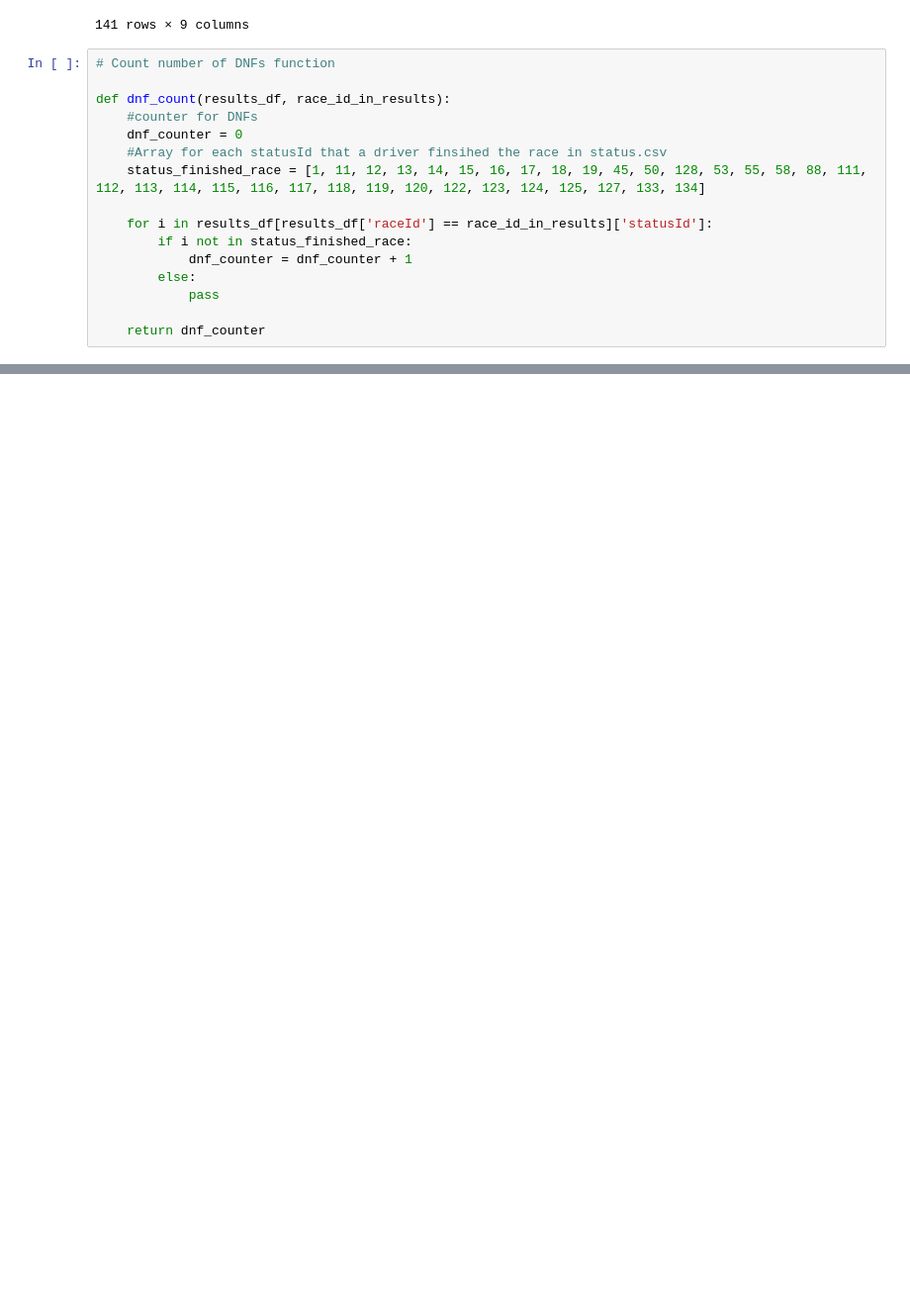
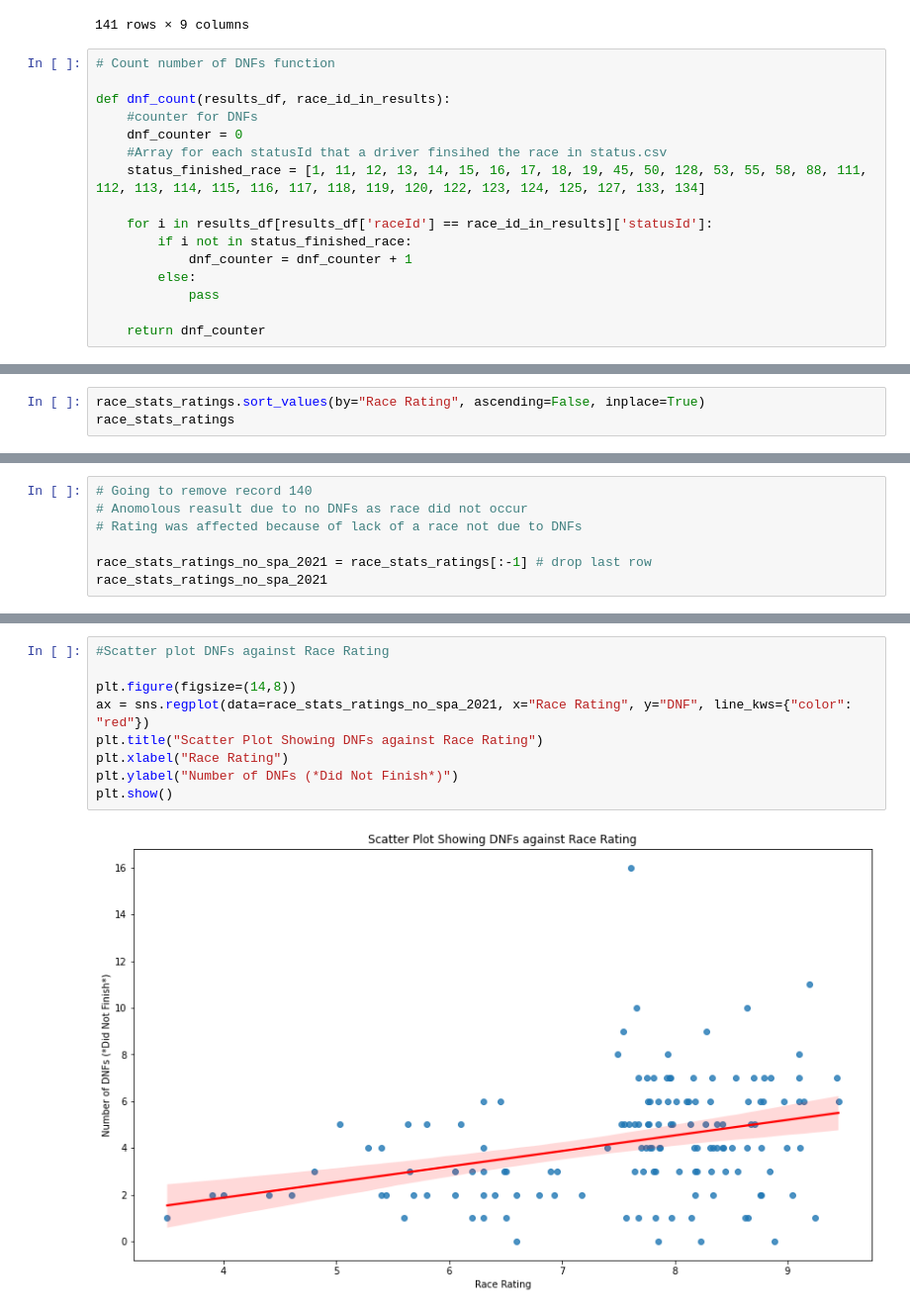
Before and after one commit to jasonhsu8/Formula-1-Project, a Jupyter notebook: JJ Notebooks/start.ipynb, the cells around one changed output, grey strips where cells are left out. Shown: that part at 99% size. Drawn from its saved outputs; the diff is of its cells as text; blank space fills up the shorter version.

Commit message:
new scatter plot with other minor changes

```diff
--- a/JJ Notebooks/start.ipynb
+++ b/JJ Notebooks/start.ipynb
@@ -430,2 +431,5 @@ race_stats_ratings
 | 140 | 1063 | 1.90 | 2021 | Circuit de Spa-Francorchamps | Circuit de Spa-Francorchamps | 2021 | 12 | 13 | Belgian Grand Prix | ... |
 141 rows × 10 columns
+# %%
+race_stats_ratings.sort_values(by="Race Rating", ascending=False, inplace=True)
+race_stats_ratings
@@ -431,0 +450,7 @@ race_stats_ratings
+# %%
+# Going to remove record 140
+# Anomolous reasult due to no DNFs as race did not occur
+# Rating was affected because of lack of a race not due to DNFs
+
+race_stats_ratings_no_spa_2021 = race_stats_ratings[:-1] # drop last row
+race_stats_ratings_no_spa_2021
@@ -431,0 +471,11 @@ race_stats_ratings
+# %%
+#Scatter plot DNFs against Race Rating
+
+plt.figure(figsize=(14,8))
+ax = sns.regplot(data=race_stats_ratings_no_spa_2021, x="Race Rating", y="DNF", line_kws={"color": "red"})
+plt.title("Scatter Plot Showing DNFs against Race Rating")
+plt.xlabel("Race Rating")
+plt.ylabel("Number of DNFs (*Did Not Finish*)")
+plt.show()
+# %% [output]
+[figure, added]
```
Also changed, not shown: parts of 3 cells of this notebook.
